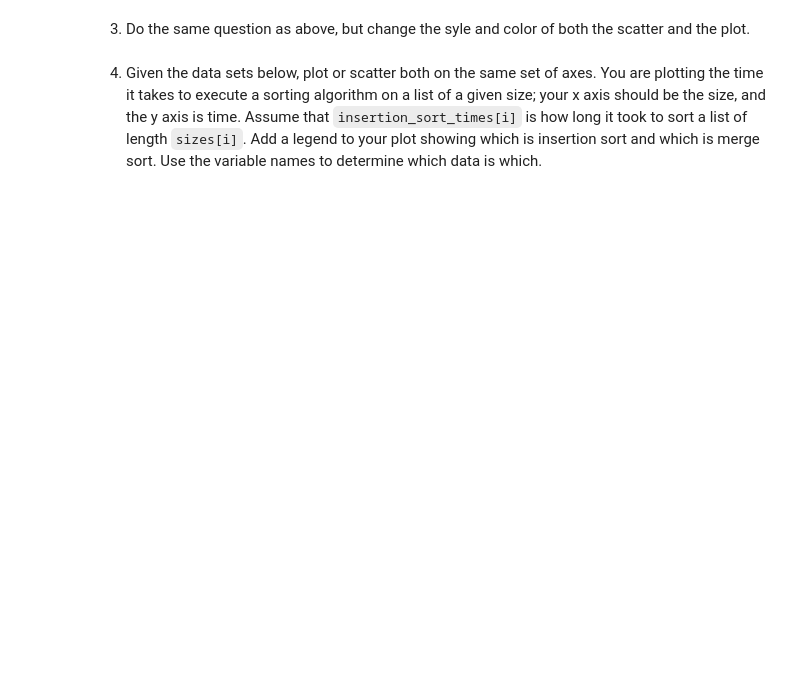
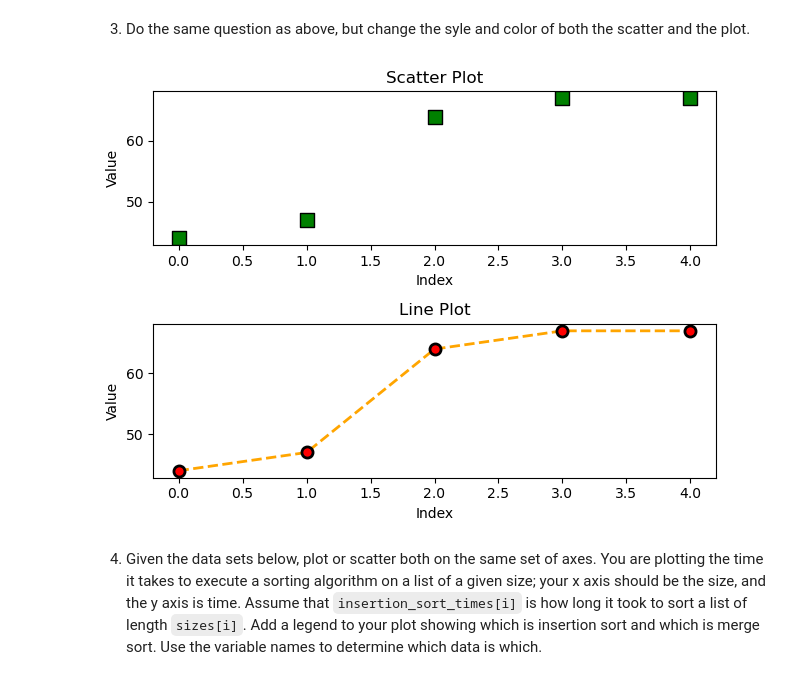
Before and after one commit to prabhasapkota/pyplot.ipynb, a Jupyter notebook: pyplot.ipynb, the cells around one changed output. Cells and saved outputs as stored; diff of their text form; code cells hidden in the pictures; blank space fills up the shorter version.

```diff
--- a/pyplot.ipynb
+++ b/pyplot.ipynb
@@ -71,5 +101,35 @@ plt.show()
 # %% [markdown]
 3. Do the same question as above, but change the syle and color of both the scatter and the plot.
+# %%
+import matplotlib.pyplot as plt
+import numpy as np
+
+# Generate a sequence of random numbers
+np.random.seed(0)
+random_numbers = np.random.randint(0, 100, size=5)
+
+# Create a figure and two subplots
+fig, (ax1, ax2) = plt.subplots(2, 1)
+
+# Scatter plot
+ax1.scatter(range(len(random_numbers)), random_numbers, color='green', marker='s', s=100, edgecolor='black')
+ax1.set_title('Scatter Plot')
+ax1.set_xlabel('Index')
+ax1.set_ylabel('Value')
+
+# Line plot
+ax2.plot(range(len(random_numbers)), random_numbers, color='orange', linestyle='--', linewidth=2, marker='o', markersize=8, markerfacecolor='red', markeredgewidth=2, markeredgecolor='black')
+ax2.set_title('Line Plot')
+ax2.set_xlabel('Index')
+ax2.set_ylabel('Value')
+
+# Adjust layout to prevent overlap
+plt.tight_layout()
+
+# Show the plot
+plt.show()
+# %% [output]
+[figure, added]
 # %% [markdown]
 4. Given the data sets below, plot or scatter both on the same set of axes.  You are plotting the time it takes to execute a sorting algorithm on a list of a given size; your x axis should be the size, and the y axis is time.  Assume that `insertion_sort_times[i]` is how long it took to sort a list of length `sizes[i]`.  Add a legend to your plot showing which is insertion sort and which is merge sort.  Use the variable names to determine which data is which.
 # %%
```
Also changed, not shown: parts of 2 cells of this notebook.
